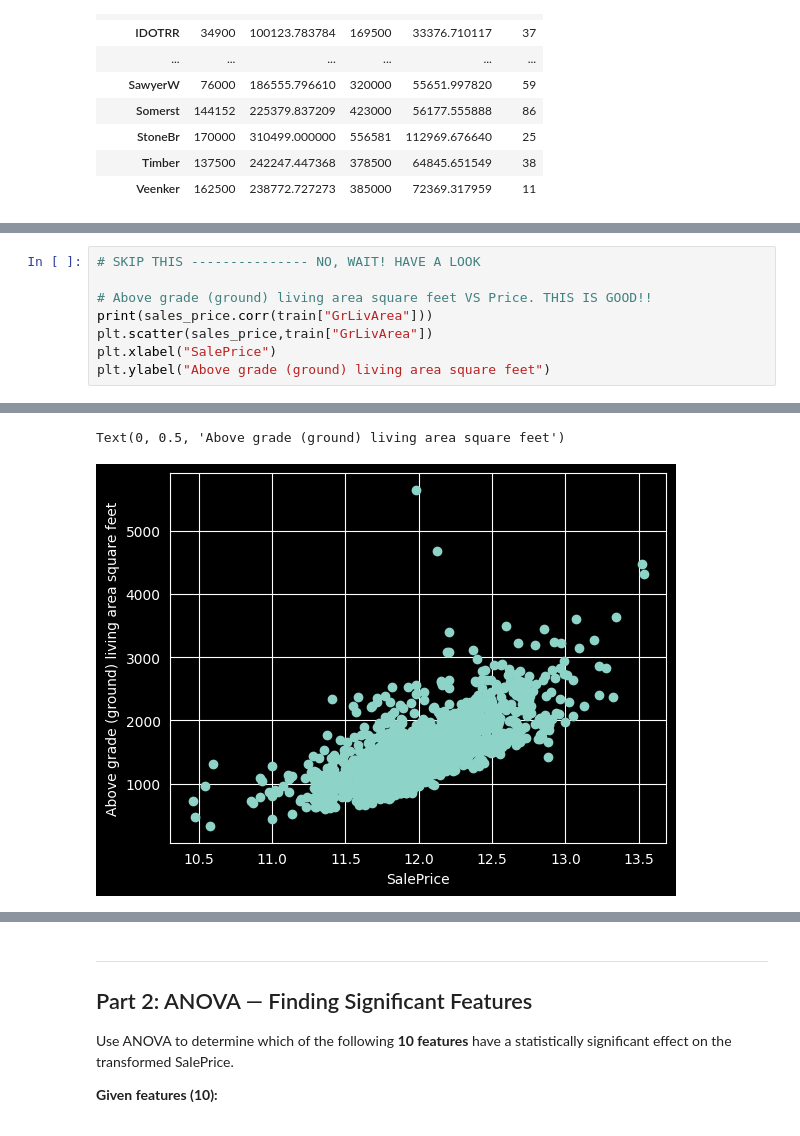
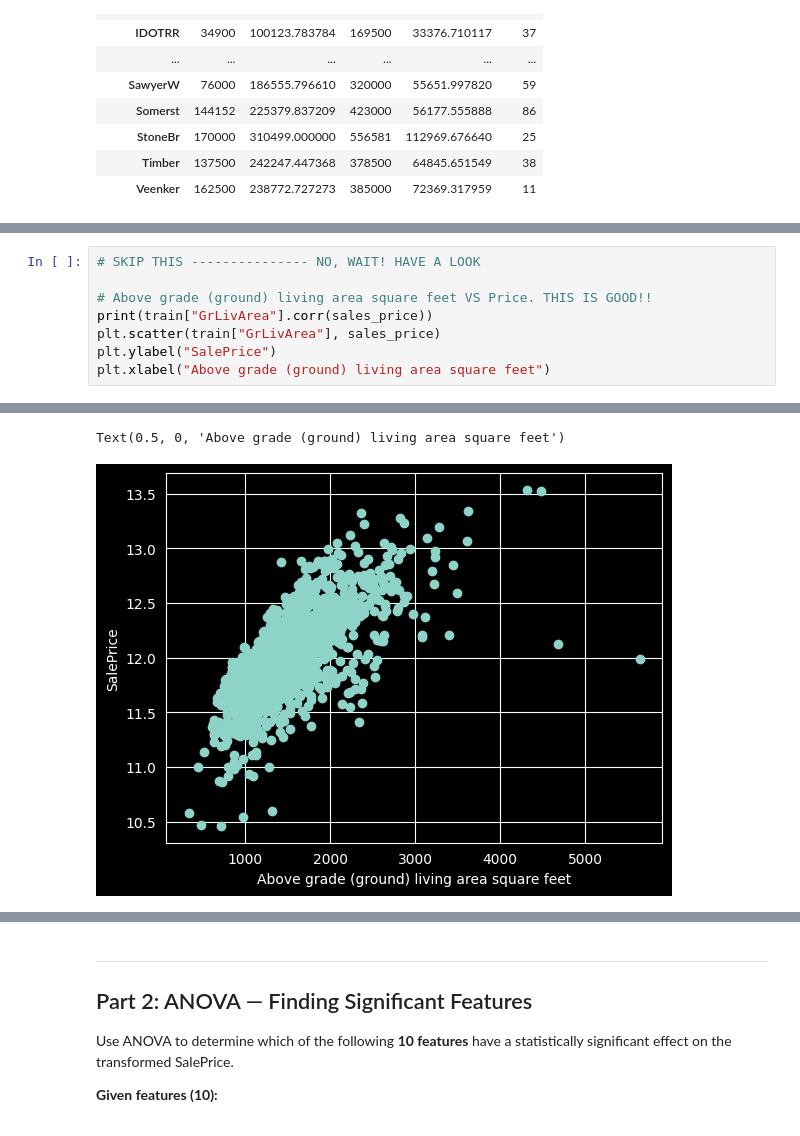
Before and after one commit to cpalescan/cstat, a Jupyter notebook: project_STUDENTID.ipynb, the cells around one changed output, grey strips where cells are left out. Saved outputs shown, nothing was run; the diff lists cells and outputs as text.

```diff
--- a/project_STUDENTID.ipynb
+++ b/project_STUDENTID.ipynb
@@ -235,8 +235,8 @@ Text(0, 0.5, 'LotArea')
 # SKIP THIS --------------- NO, WAIT! HAVE A LOOK
 
 # Above grade (ground) living area square feet VS Price. THIS IS GOOD!!
-print(sales_price.corr(train["GrLivArea"]))
-plt.scatter(sales_price,train["GrLivArea"])
-plt.xlabel("SalePrice")
-plt.ylabel("Above grade (ground) living area square feet")
+print(train["GrLivArea"].corr(sales_price))
+plt.scatter(train["GrLivArea"], sales_price)
+plt.ylabel("SalePrice")
+plt.xlabel("Above grade (ground) living area square feet")
 # %% [output]
@@ -244,2 +244,2 @@ plt.ylabel("Above grade (ground) living area square feet")
-Text(0, 0.5, 'Above grade (ground) living area square feet')
+Text(0.5, 0, 'Above grade (ground) living area square feet')
-[figure, old version]
+[figure, new version]
```
Also changed, not shown: parts of 10 cells of this notebook.
